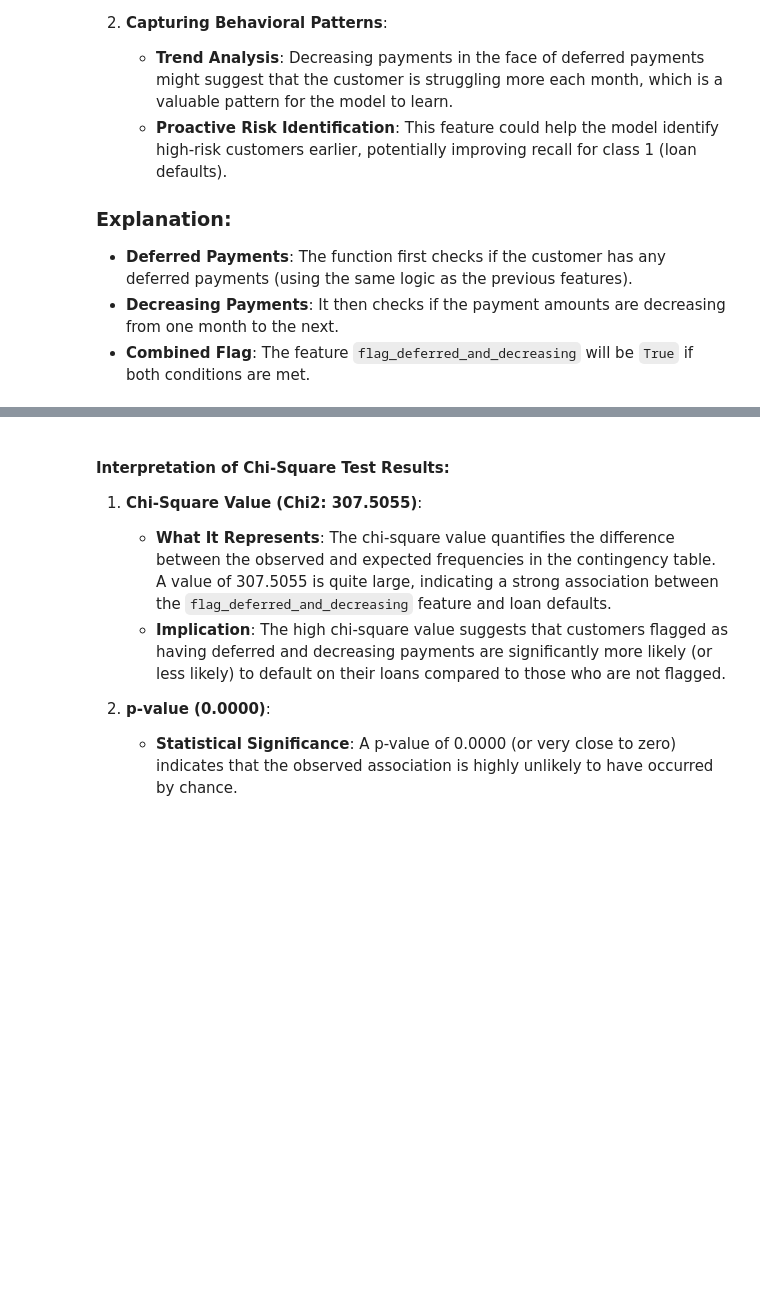
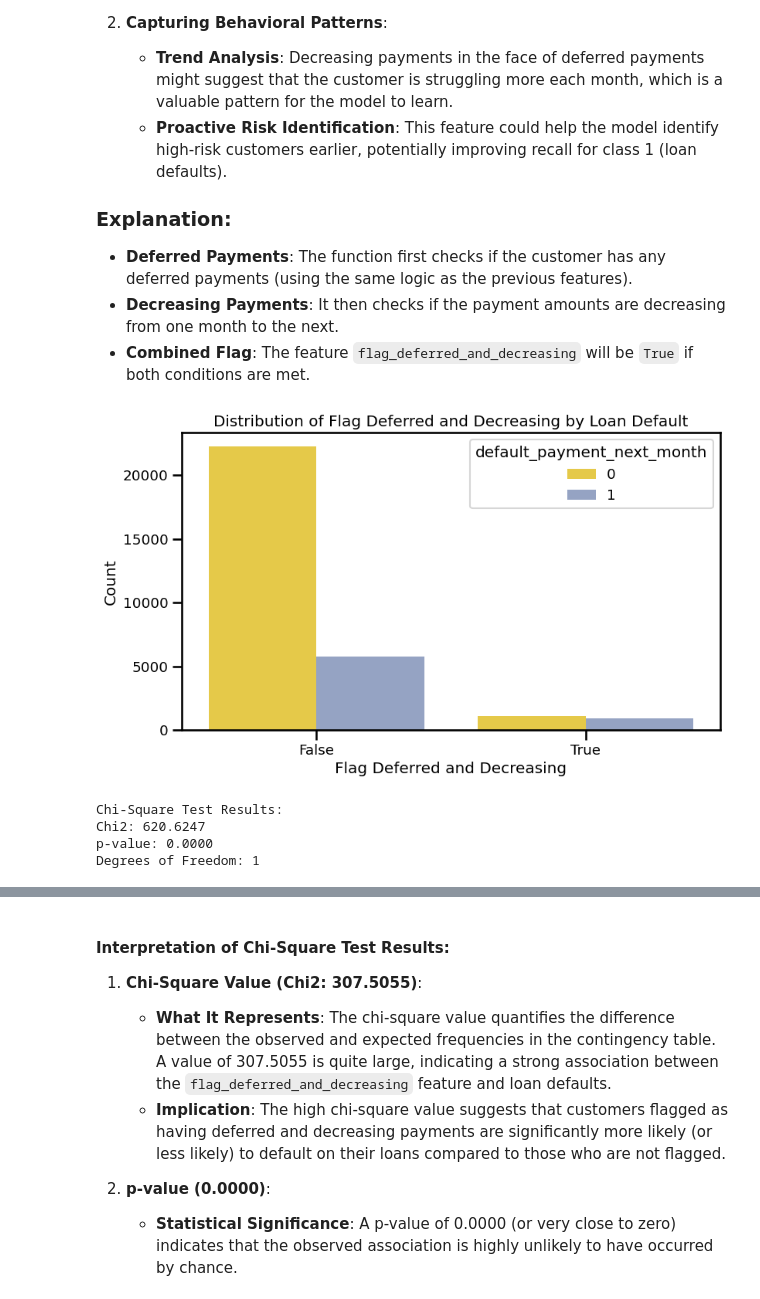
Before and after one commit to micah-shull/ML_Classification_Loan_Defaults, a Jupyter notebook: loan_defaults_008_eda_categorical_data_feature_engineering.ipynb, the cells around one changed output, grey strips where cells are left out. Cells and saved outputs as stored; diff of their text form; code cells hidden in the pictures; blank space fills up the shorter version.

```diff
--- a/loan_defaults_008_eda_categorical_data_feature_engineering.ipynb
+++ b/loan_defaults_008_eda_categorical_data_feature_engineering.ipynb
@@ -754,4 +767,55 @@ The results of the Kruskal-Wallis test indicate a strong and statistically signi
 - **Deferred Payments**: The function first checks if the customer has any deferred payments (using the same logic as the previous features).
 - **Decreasing Payments**: It then checks if the payment amounts are decreasing from one month to the next.
 - **Combined Flag**: The feature `flag_deferred_and_decreasing` will be `True` if both conditions are met.
+# %%
+def flag_deferred_and_decreasing_payments(row):
+    """Identify if payments are decreasing starting from any month with any delay."""
+    delays = ['1 month delay', '2 months delay', '3 months delay',
+              '4 months delay', '5 months delay', '6 months delay',
+              '7 months delay', '8 months delay', '9+ months delay']
+
+    # Initialize list to store payments in months with any delay
+    delay_payments = []
+
+    # Iterate over the months and collect payments for any delay
+    for i, month in enumerate(['april', 'may', 'june', 'july', 'august', 'september']):
+        if row[f'pay_delay_{i+4}_{month}'] in delays:
+            delay_payments.append(row[f'pay_amt_{i+4}_{month}'])
+
+    # Check if payments are decreasing over time
+    for j in range(1, len(delay_payments)):
+        if delay_payments[j] > delay_payments[j-1]:
+            return False  # Payments are not consistently decreasing
+
+    return True if len(delay_payments) > 1 else False  # Return True if payments are decreasing
+
+# Apply the function to create the flag
+df['flag_deferred_and_decreasing'] = df.apply(flag_deferred_and_decreasing_payments, axis=1)
+
+# Plotting the distribution of flag_deferred_and_decreasing with hue set to loan defaults
+plt.figure(figsize=(9, 5))
+sns.countplot(data=df, x='flag_deferred_and_decreasing', hue='default_payment_next_month', palette='Set2_r')
+plt.title('Distribution of Flag Deferred and Decreasing by Loan Default')
+plt.xlabel('Flag Deferred and Decreasing')
+plt.ylabel('Count')
+plt.show()
+
+from scipy.stats import chi2_contingency
+
+# Create a contingency table
+contingency_table = pd.crosstab(df['flag_deferred_and_decreasing'], df['default_payment_next_month'])
+
+# Perform the chi-square test
+chi2, p, dof, ex = chi2_contingency(contingency_table)
+
+print(f"Chi-Square Test Results:")
+print(f"Chi2: {chi2:.4f}")
+print(f"p-value: {p:.4f}")
+print(f"Degrees of Freedom: {dof}")
+# %% [output]
+[figure, added]
+Chi-Square Test Results:
+Chi2: 620.6247
+p-value: 0.0000
+Degrees of Freedom: 1
 # %%
```
Also changed, not shown: parts of 16 cells of this notebook.
